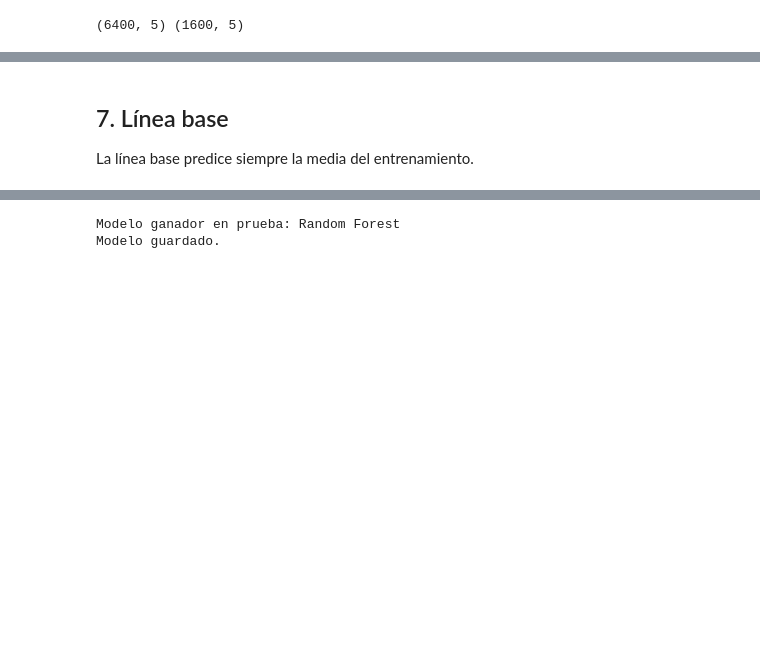
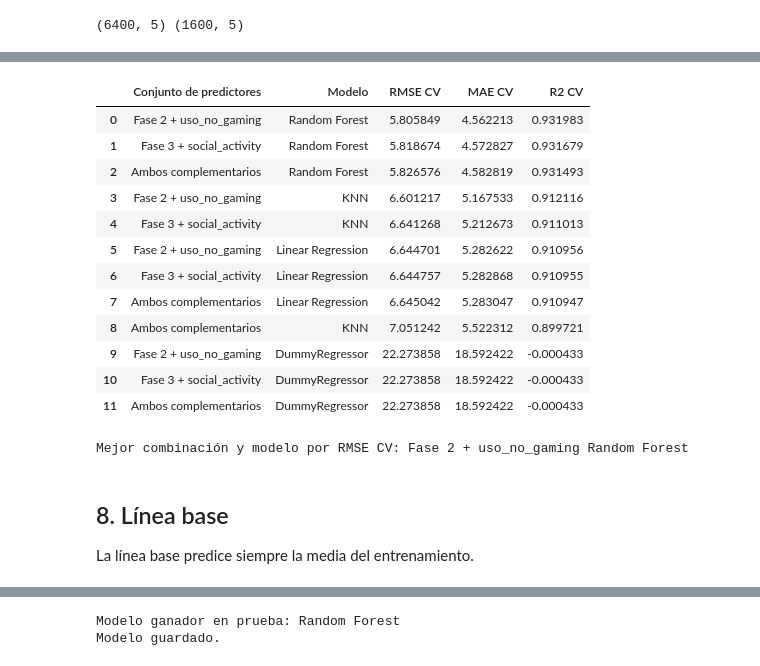
Before and after one commit to jose-zaavedra/Academic-Performance-DS, a Jupyter notebook: notebooks/fase3_modelado_rendimiento.ipynb, the cells around one changed output, grey strips where cells are left out. Drawn from its saved outputs; the diff is of its cells as text; code cells hidden in the pictures; blank space fills up the shorter version.

```diff
--- a/notebooks/fase3_modelado_rendimiento.ipynb
+++ b/notebooks/fase3_modelado_rendimiento.ipynb
@@ -80,5 +83,28 @@ print(X_train.shape, X_test.shape)
+# %%
+cv = KFold(n_splits=5, shuffle=True, random_state=RANDOM_STATE)
+train_df = df.loc[X_train.index].copy()
+feature_set_results = compare_feature_sets(train_df, y_train, cv)
+feature_set_results.to_csv(OUTPUT / 'fase3_comparacion_predictores.csv', index=False)
+best_feature_set = feature_set_results.iloc[0]['Conjunto de predictores']
+display(feature_set_results)
+print('Mejor combinación y modelo por RMSE CV:', best_feature_set, feature_set_results.iloc[0]['Modelo'])
+# %% [output]
+|  | Conjunto de predictores | Modelo | RMSE CV | MAE CV | R2 CV |
+| 0 | Fase 2 + uso_no_gaming | Random Forest | 5.805849 | 4.562213 | 0.931983 |
+| 1 | Fase 3 + social_activity | Random Forest | 5.818674 | 4.572827 | 0.931679 |
+| 2 | Ambos complementarios | Random Forest | 5.826576 | 4.582819 | 0.931493 |
+| 3 | Fase 2 + uso_no_gaming | KNN | 6.601217 | 5.167533 | 0.912116 |
+| 4 | Fase 3 + social_activity | KNN | 6.641268 | 5.212673 | 0.911013 |
+| 5 | Fase 2 + uso_no_gaming | Linear Regression | 6.644701 | 5.282622 | 0.910956 |
+| 6 | Fase 3 + social_activity | Linear Regression | 6.644757 | 5.282868 | 0.910955 |
+| 7 | Ambos complementarios | Linear Regression | 6.645042 | 5.283047 | 0.910947 |
+| 8 | Ambos complementarios | KNN | 7.051242 | 5.522312 | 0.899721 |
+| 9 | Fase 2 + uso_no_gaming | DummyRegressor | 22.273858 | 18.592422 | -0.000433 |
+| 10 | Fase 3 + social_activity | DummyRegressor | 22.273858 | 18.592422 | -0.000433 |
+| 11 | Ambos complementarios | DummyRegressor | 22.273858 | 18.592422 | -0.000433 |
+Mejor combinación y modelo por RMSE CV: Fase 2 + uso_no_gaming Random Forest
 # %% [markdown]
-## 7. Línea base
+## 8. Línea base
 La línea base predice siempre la media del entrenamiento.
 # %%
 cv = KFold(n_splits=5, shuffle=True, random_state=RANDOM_STATE)
```
Also changed, not shown: parts of 24 cells of this notebook, 8 other files.
